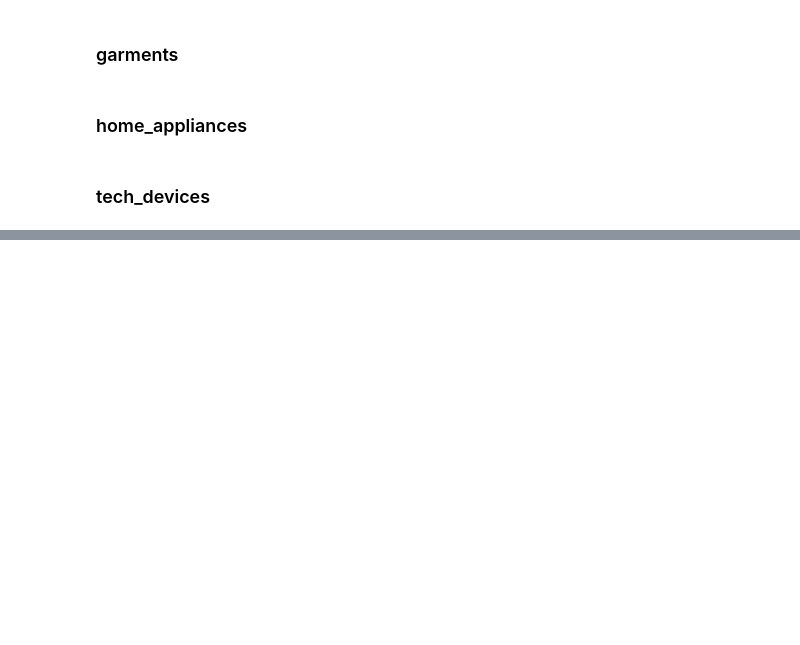
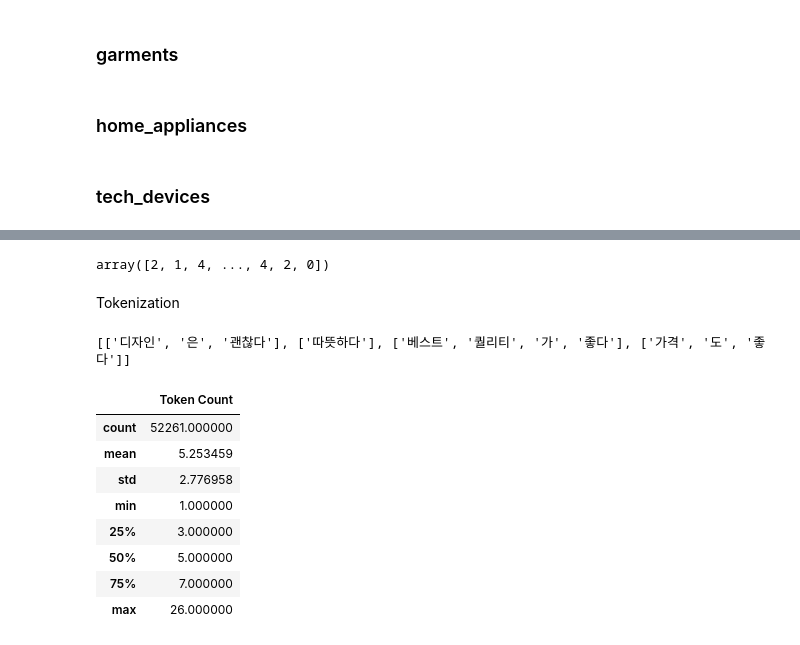
Before and after one commit to emo-compass/compass, a Jupyter notebook: notebooks/aspect-modeling/lstm.ipynb, the cells around one changed output, grey strips where cells are left out. Cells and saved outputs as stored; diff of their text form; code cells hidden in the pictures; blank space fills up the shorter version.

```diff
--- a/notebooks/aspect-modeling/lstm.ipynb
+++ b/notebooks/aspect-modeling/lstm.ipynb
@@ -318,0 +392,24 @@ categories = {}
+# %%
+y_train
+# %% [output]
+array([2, 1, 4, ..., 4, 2, 0])
+# %% [markdown]
+Tokenization
+# %%
+# Tokenization
+def preprocessing(rawtext,okt,stem=False,remove_stopwords=False,stopwords=[]):
+    # 1. 한글 및 공백 제외한 문자 모두 제거
+    rawtext = re.sub('[^가-힣ㄱ-ㅎㅏ-ㅣ\\s]','',rawtext)
+    rawtext = re.sub(r"[^가-힣A-Za-z)-9(),!?\'\`]", " ", rawtext)
+    # 2. Okt 객체를 활용하여 형태소 단어로 나눔 / 어간 추출 (선택)
+    word_text = okt.morphs(rawtext,stem=False)
+
+    if stem:
+        word_text = okt.morphs(rawtext,stem=True)
+
+        if remove_stopwords:
+            # 3. 불용어 제거 (선택)
+            word_text = [token for token in word_text if not token in stopwords]
+        return word_text
+
+    return word_text
@@ -318,0 +421,29 @@ categories = {}
+# %%
+# preprocessing에서 가장 정확도가 높았던 Type 2 선택
+clean_train_review_2 = []
+clean_test_review_2 = []
+
+for SentimentText in X_train:
+    clean_train_review_2.append(preprocessing(SentimentText,okt,stem=True,remove_stopwords=False,stopwords=stopwords))
+
+for SentimentText in X_test:
+    clean_test_review_2.append(preprocessing(SentimentText,okt,stem=True,remove_stopwords=False,stopwords=stopwords))
+
+clean_train_review_2[:4]
+# %% [output]
+[['디자인', '은', '괜찮다'], ['따뜻하다'], ['베스트', '퀄리티', '가', '좋다'], ['가격', '도', '좋다']]
+# %%
+# 토큰화 후 문장별 토큰 수 탐색
+tokens_len_2 = [len(tokens) for tokens in clean_train_review_2]
+df_tokens_len_2 = pd.DataFrame(tokens_len_2, columns=['Token Count'])
+df_tokens_len_2.describe()
+# %% [output]
+|  | Token Count |
+| count | 52261.000000 |
+| mean | 5.253459 |
+| std | 2.776958 |
+| min | 1.000000 |
+| 25% | 3.000000 |
+| 50% | 5.000000 |
+| 75% | 7.000000 |
+| max | 26.000000 |
```
Also changed, not shown: parts of 22 cells of this notebook.
